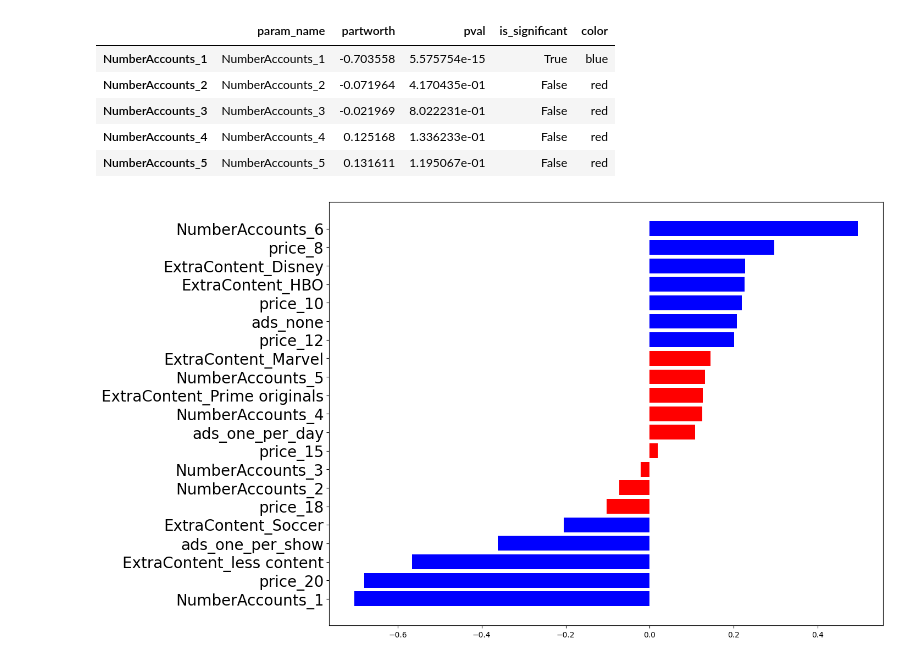
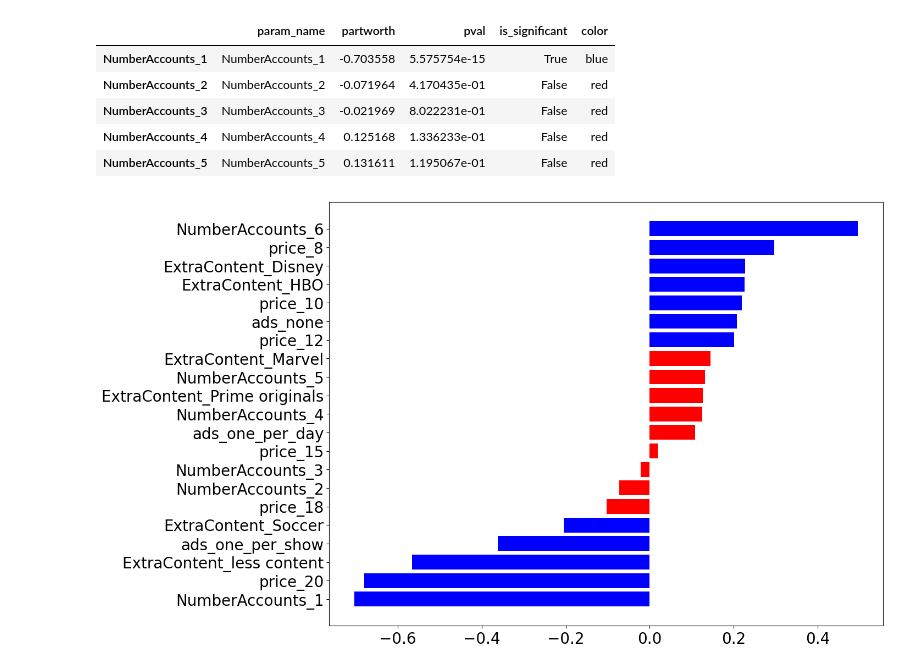
Before and after one commit to jeremysb1/conjoint-analysis, a Jupyter notebook: cbc.ipynb, the cells around one changed output. Drawn from its saved outputs; the diff is of its cells as text; code cells hidden in the pictures.

Commit message:
updated fontsize for xticks

```diff
--- a/cbc.ipynb
+++ b/cbc.ipynb
@@ -130,18 +130,19 @@ df_result = df_result.sort_values(by = 'partworth', ascending = True)
 # %%
 # Plot the partworth
 f, ax = plt.subplots(figsize = (13, 10))
 values = df_result.partworth
 xbar = np.arange(len(values))
 
 # bar plot
 plt.barh(xbar,
          values,
          color = df_result['color'])
 
 # customize the ticks
 plt.yticks(xbar,
            labels = df_result['param_name'],
            fontsize = 20)
+plt.xticks(fontsize = 20)
 plt.show()
 # %% [output]
-[figure, old version]
+[figure, new version]
```
